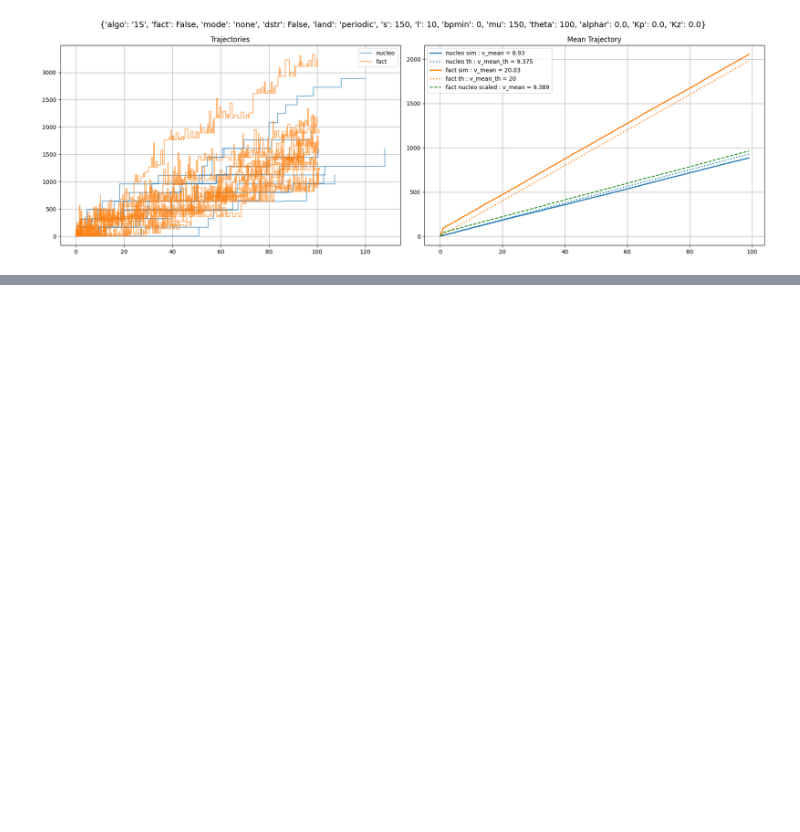
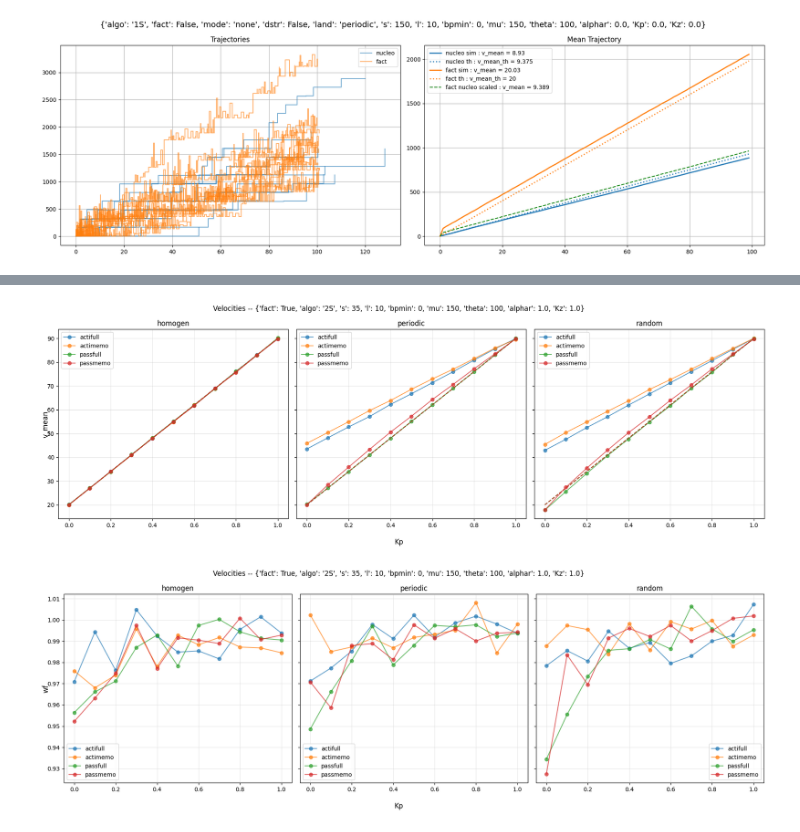
Before and after one commit to npelletbossot/Workspace, a Jupyter notebook: notebooks/work/fact_new.ipynb, the cells around one changed output, grey strips where cells are left out. Drawn from its saved outputs; the diff is of its cells as text; code cells hidden in the pictures; blank space fills up the shorter version.

```diff
--- a/notebooks/work/fact_new.ipynb
+++ b/notebooks/work/fact_new.ipynb
@@ -172 +245,61 @@ Scanning 7128 parquet files...
+# %%
+# ── I.4 : DATA VELOCITIES ─────────────────────────────────────────────────────
+
+# ── PLOT : Function ───────────────────────────────────────────────────────────
+def plot_velocities(
+    df: pl.DataFrame,
+    *,
+    y_col: str = "v_mean",
+    y_th_col: str | None = None,
+    params_fixed: dict = {},
+):
+    lands = sorted(df["land"].unique().to_list())
+    modes = sorted(df["mode"].unique().to_list())
+
+    fig, axes = plt.subplots(ncols=len(lands), figsize=(6 * len(lands), 6), sharey=True)
+    if len(lands) == 1:
+        axes = [axes]
+    fig.suptitle(f"Velocities -- {params_fixed}")
+    fig.supxlabel("Kp")
+    fig.supylabel(y_col)
+
+    for ax, land in zip(axes, lands):
+        ax.set_title(land)
+        for mode in modes:
+            df_sub = df.filter((pl.col("land") == land) & (pl.col("mode") == mode))
+            if df_sub.is_empty():
+                continue
+            x = df_sub["Kp"].to_numpy()
+            y = df_sub[y_col].to_numpy()
+            line, = ax.plot(x, y, marker="o", label=mode, alpha=0.7)
+            if y_th_col is not None:
+                ax.plot(x, df_sub[y_th_col].to_numpy(),
+                        linestyle="--", color=line.get_color(), alpha=0.7)
+        ax.grid(True, alpha=0.3)
+        ax.legend()
+
+    plt.tight_layout()
+    plt.show()
+
+# ── PLOT : Call ───────────────────────────────────────────────────────────────
+params_fixed = {
+    "fact"  : True,
+    "algo"  : "2S",
+    # "mode"  : "passfull",
+    "s"     : 35,
+    "l"     : 10,
+    "bpmin" : 0,
+    "mu"    : 150,
+    "theta" : 100,
+    "alphar": 1.0,
+    "Kz"    : 1.00
+}
+
+df_study = df_all.filter(pl.all_horizontal(pl.col(k) == v for k, v in params_fixed.items()))
+
+plot_velocities(df_study, y_col="v_mean", y_th_col="v_mean_th", params_fixed=params_fixed)
+plot_velocities(df_study, y_col="wf", y_th_col=None, params_fixed=params_fixed)
+# %% [output]
+[figure, added]
+[figure, added]
 # %%
```
Also changed, not shown: parts of 4 cells of this notebook.
